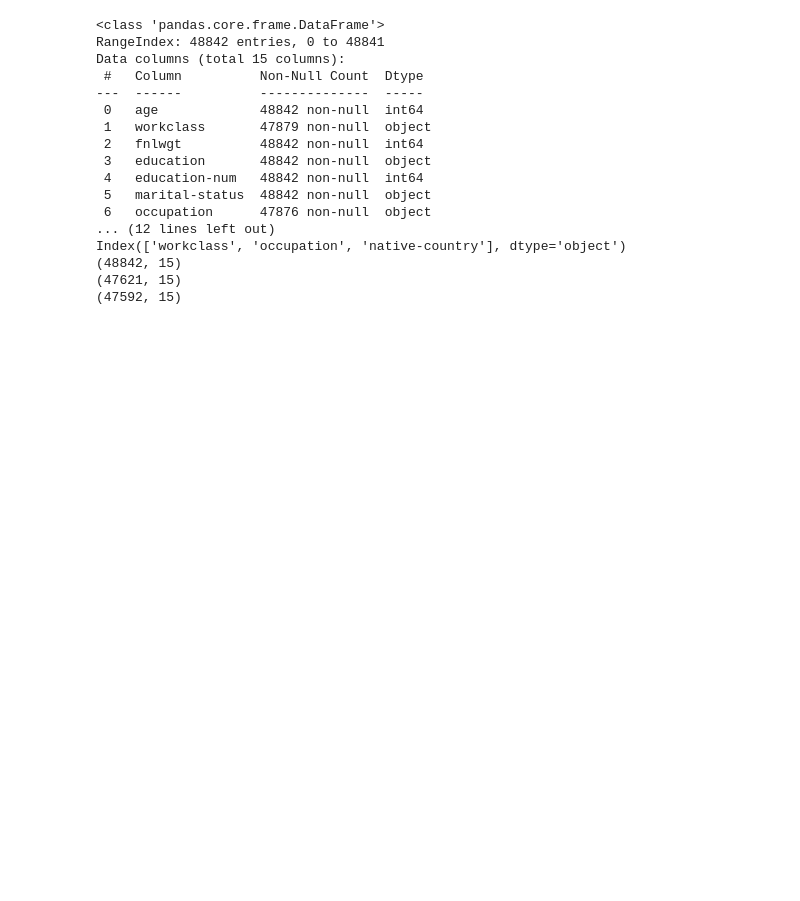
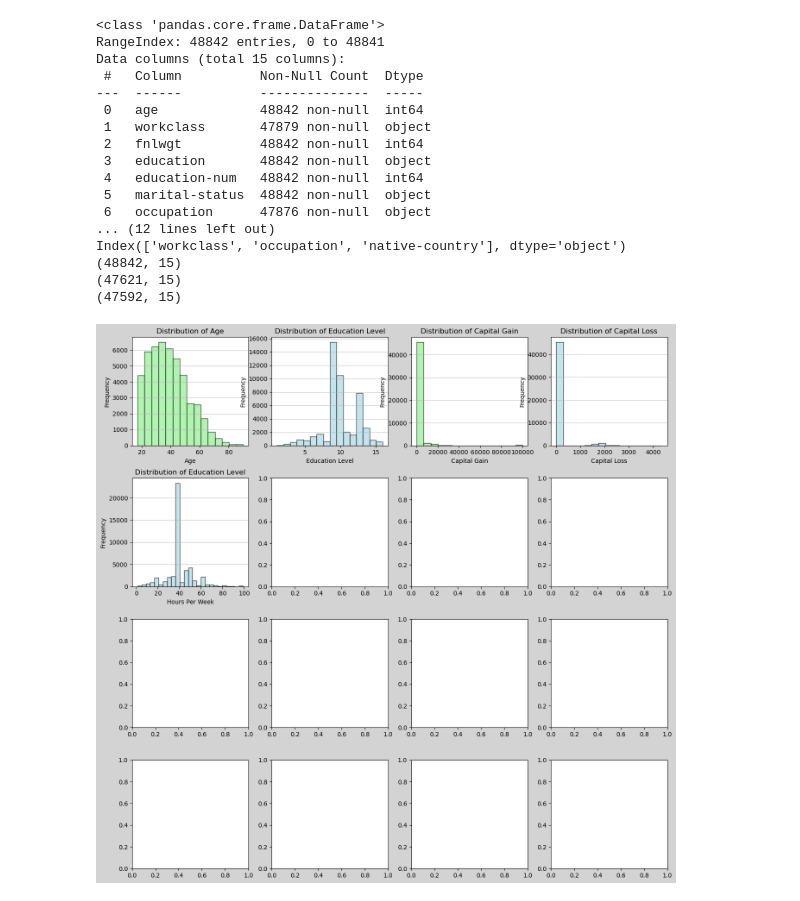
Before and after one commit to JasonQuantrill/Classifier-Comparison, a Jupyter notebook: Vis.ipynb, the cells around one changed output. Drawn from its saved outputs; the diff is of its cells as text; code cells hidden in the pictures; blank space fills up the shorter version.

```diff
--- a/Vis.ipynb
+++ b/Vis.ipynb
@@ -89,3 +89,42 @@ Index(['workclass', 'occupation', 'native-country'], dtype='object')
 (48842, 15)
 (47621, 15)
 (47592, 15)
+# %%
+fig, axs = plt.subplots(4, 4, figsize = (16, 16))
+
+axs[0,0].hist(df['age'], bins=15, color='lightgreen', edgecolor='black',alpha=0.7)
+axs[0,0].set_title('Distribution of Age')
+axs[0,0].set_xlabel('Age')
+axs[0,0].set_ylabel('Frequency')
+axs[0,0].grid(axis='y', alpha=0.75)
+
+axs[0,1].hist(df['education-num'], bins=df['education-num'].nunique(), color='lightblue', edgecolor='black',alpha=0.7)
+axs[0,1].set_title('Distribution of Education Level')
+axs[0,1].set_xlabel('Education Level')
+axs[0,1].set_ylabel('Frequency')
+axs[0,1].grid(axis='y', alpha=0.75)
+
+axs[0,2].hist(df['capital-gain'], bins=15, color='lightgreen', edgecolor='black',alpha=0.7)
+axs[0,2].set_title('Distribution of Capital Gain')
+axs[0,2].set_xlabel('Capital Gain')
+axs[0,2].set_ylabel('Frequency')
+axs[0,2].grid(axis='y', alpha=0.75)
+
+axs[0,3].hist(df['capital-loss'], bins=15, color='lightblue', edgecolor='black',alpha=0.7)
+axs[0,3].set_title('Distribution of Capital Loss')
+axs[0,3].set_xlabel('Capital Loss')
+axs[0,3].set_ylabel('Frequency')
+axs[0,3].grid(axis='y', alpha=0.75)
+
+axs[1,0].hist(df['hours-per-week'], bins=25, color='lightblue', edgecolor='black',alpha=0.7)
+axs[1,0].set_title('Distribution of Education Level')
+axs[1,0].set_xlabel('Hours Per Week')
+axs[1,0].set_ylabel('Frequency')
+axs[1,0].grid(axis='y', alpha=0.75)
+
+fig.subplots_adjust(wspace=0.2, hspace=0.3)
+fig.set_facecolor('lightgray')
+
+plt.show()
+# %% [output]
+[figure, added]
```
Also changed, not shown: 1 other file.
